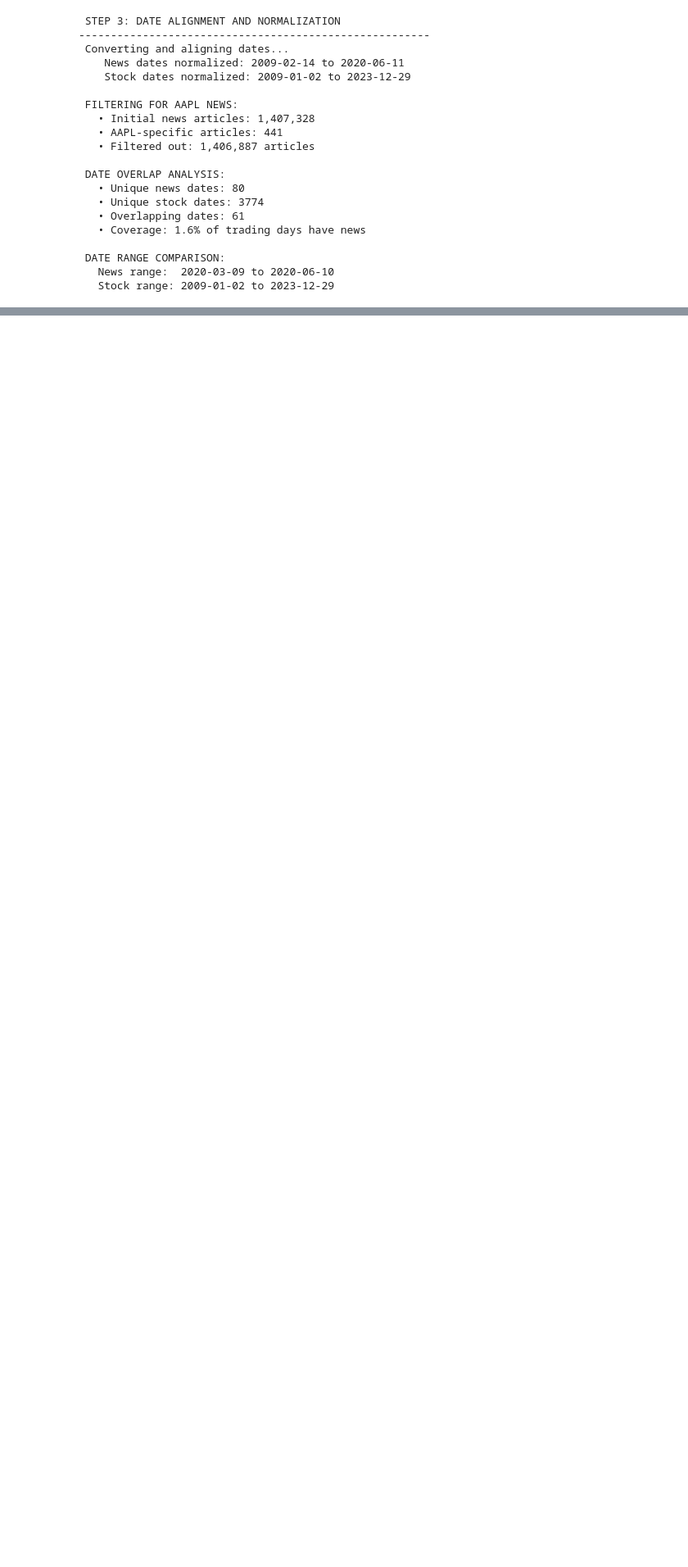
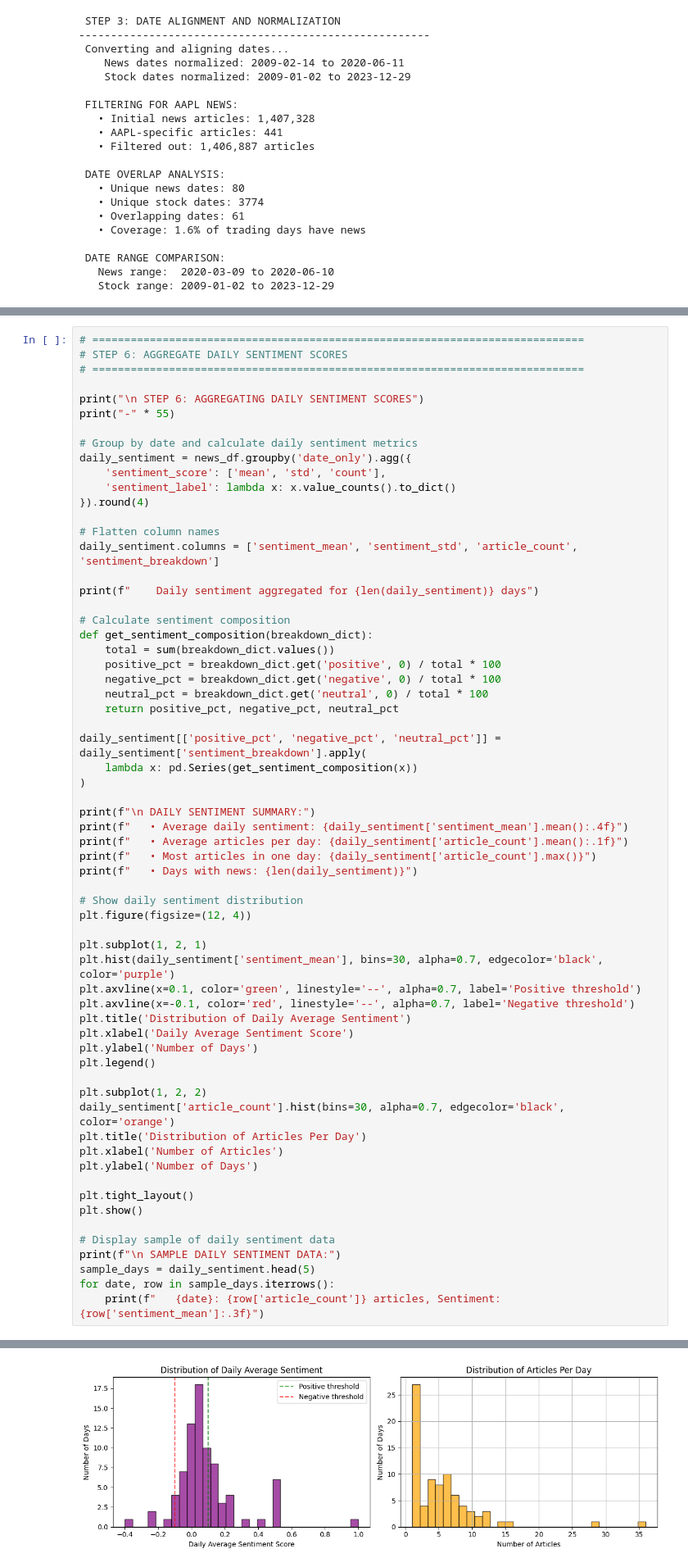
Before and after one commit to TsegayIS122123/news-sentiment-stocks-prediction-week1, a Jupyter notebook: notebooks/03_correlation_analysis.ipynb, the cells around one changed output, grey strips where cells are left out. Shown at 82% size. Drawn from its saved outputs; the diff is of its cells as text; blank space fills up the shorter version.

```diff
--- a/notebooks/03_correlation_analysis.ipynb
+++ b/notebooks/03_correlation_analysis.ipynb
@@ -193,0 +344,64 @@ print(f"   Stock range: {min(stock_dates)} to {max(stock_dates)}")
+# %%
+# =============================================================================
+# STEP 6: AGGREGATE DAILY SENTIMENT SCORES
+# =============================================================================
+
+print("\n STEP 6: AGGREGATING DAILY SENTIMENT SCORES")
+print("-" * 55)
+
+# Group by date and calculate daily sentiment metrics
+daily_sentiment = news_df.groupby('date_only').agg({
+    'sentiment_score': ['mean', 'std', 'count'],
+    'sentiment_label': lambda x: x.value_counts().to_dict()
+}).round(4)
+
+# Flatten column names
+daily_sentiment.columns = ['sentiment_mean', 'sentiment_std', 'article_count', 'sentiment_breakdown']
+
+print(f"    Daily sentiment aggregated for {len(daily_sentiment)} days")
+
+# Calculate sentiment composition
+def get_sentiment_composition(breakdown_dict):
+    total = sum(breakdown_dict.values())
+    positive_pct = breakdown_dict.get('positive', 0) / total * 100
+    negative_pct = breakdown_dict.get('negative', 0) / total * 100
+    neutral_pct = breakdown_dict.get('neutral', 0) / total * 100
+    return positive_pct, negative_pct, neutral_pct
+
+daily_sentiment[['positive_pct', 'negative_pct', 'neutral_pct']] = daily_sentiment['sentiment_breakdown'].apply(
+    lambda x: pd.Series(get_sentiment_composition(x))
+)
+
+print(f"\n DAILY SENTIMENT SUMMARY:")
+print(f"   • Average daily sentiment: {daily_sentiment['sentiment_mean'].mean():.4f}")
+print(f"   • Average articles per day: {daily_sentiment['article_count'].mean():.1f}")
+print(f"   • Most articles in one day: {daily_sentiment['article_count'].max()}")
+print(f"   • Days with news: {len(daily_sentiment)}")
+
+# Show daily sentiment distribution
+plt.figure(figsize=(12, 4))
+
+plt.subplot(1, 2, 1)
+plt.hist(daily_sentiment['sentiment_mean'], bins=30, alpha=0.7, edgecolor='black', color='purple')
+plt.axvline(x=0.1, color='green', linestyle='--', alpha=0.7, label='Positive threshold')
+plt.axvline(x=-0.1, color='red', linestyle='--', alpha=0.7, label='Negative threshold')
+plt.title('Distribution of Daily Average Sentiment')
+plt.xlabel('Daily Average Sentiment Score')
+plt.ylabel('Number of Days')
+plt.legend()
+
+plt.subplot(1, 2, 2)
+daily_sentiment['article_count'].hist(bins=30, alpha=0.7, edgecolor='black', color='orange')
+plt.title('Distribution of Articles Per Day')
+plt.xlabel('Number of Articles')
+plt.ylabel('Number of Days')
+
+plt.tight_layout()
+plt.show()
+
+# Display sample of daily sentiment data
+print(f"\n SAMPLE DAILY SENTIMENT DATA:")
+sample_days = daily_sentiment.head(5)
+for date, row in sample_days.iterrows():
+    print(f"   {date}: {row['article_count']} articles, Sentiment: {row['sentiment_mean']:.3f}")
+# %% [output]
@@ -193,0 +417 @@ print(f"   Stock range: {min(stock_dates)} to {max(stock_dates)}")
+[figure, added]
```
Also changed, not shown: parts of 7 cells of this notebook.
